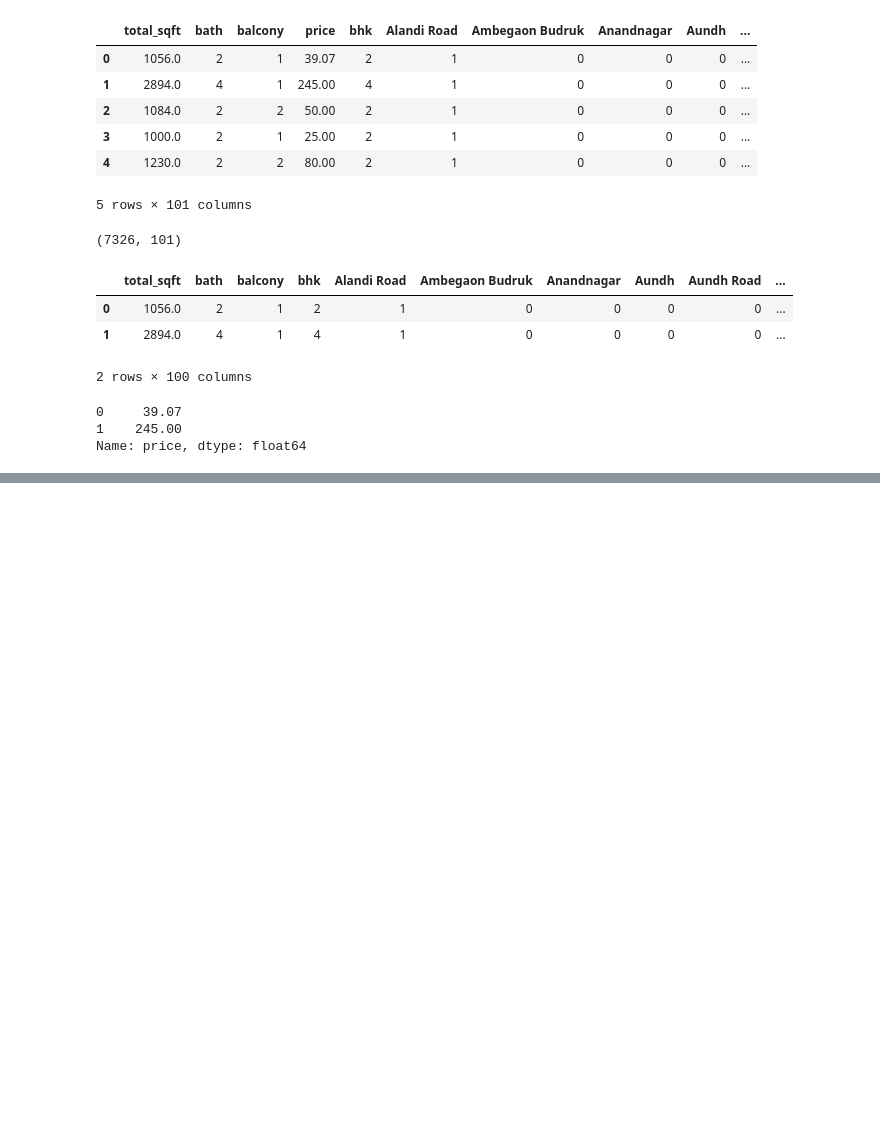
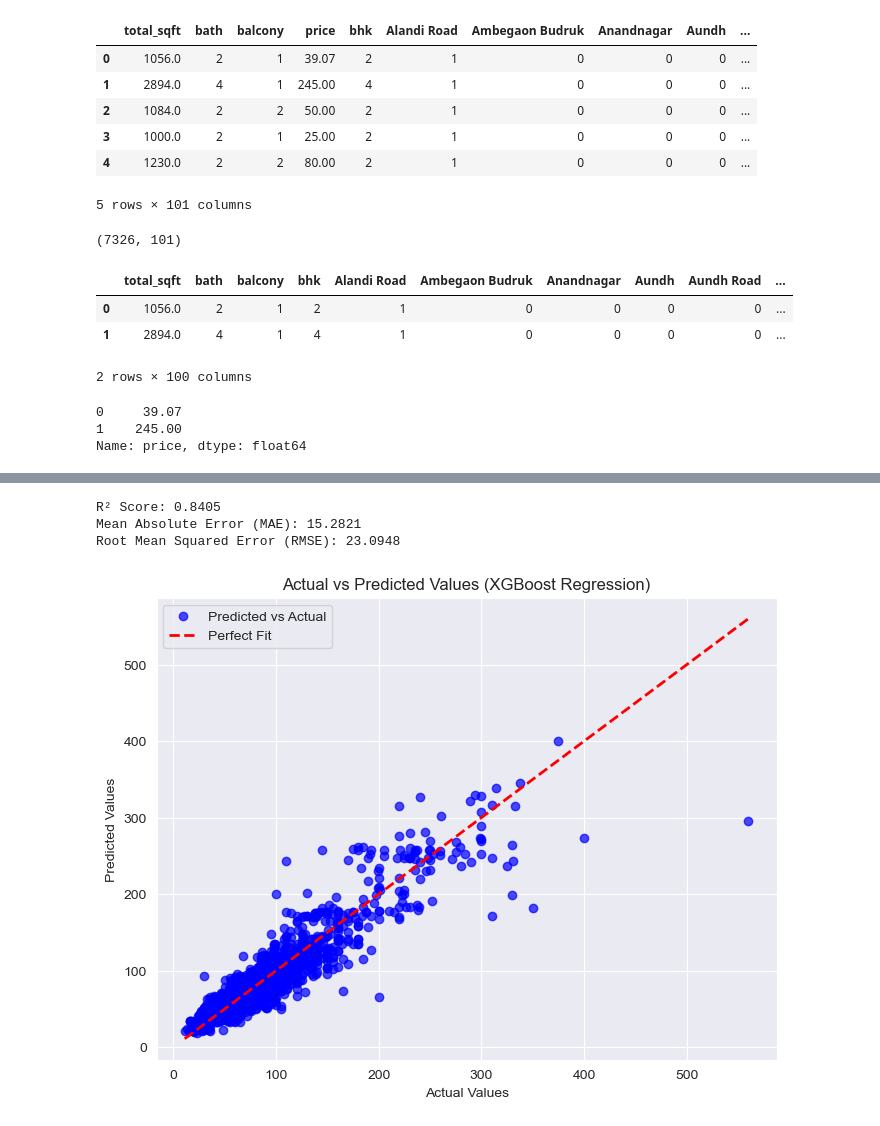
Before and after one commit to Domahajan/Scientific-Project, a Jupyter notebook: hpp.ipynb, the cells around one changed output, grey strips where cells are left out. Saved outputs shown, nothing was run; the diff lists cells and outputs as text; code cells hidden in the pictures; blank space fills up the shorter version.

```diff
--- a/hpp.ipynb
+++ b/hpp.ipynb
@@ -847,0 +892,35 @@ nbcnbbczxbcbzxbcbb
+# %%
+import xgboost as xgb
+
+# Initialize the XGBoost Regressor
+xgb_model = xgb.XGBRegressor(objective="reg:squarederror", n_estimators=100, learning_rate=0.1, max_depth=5, random_state=42)
+
+# Train the model
+xgb_model.fit(X_train, y_train)
+
+# Predict on the test data
+y_pred = xgb_model.predict(X_test)
+
+# Calculate evaluation metrics
+r2 = r2_score(y_test, y_pred)
+mae = mean_absolute_error(y_test, y_pred)
+rmse = np.sqrt(mean_squared_error(y_test, y_pred))
+
+print(f"R² Score: {r2:.4f}")
+print(f"Mean Absolute Error (MAE): {mae:.4f}")
+print(f"Root Mean Squared Error (RMSE): {rmse:.4f}")
+
+plt.figure(figsize=(8,6))
+plt.scatter(y_test, y_pred, alpha=0.7, color="blue", label="Predicted vs Actual")
+plt.plot([min(y_test), max(y_test)], [min(y_test), max(y_test)], color="red", linewidth=2, linestyle="--", label="Perfect Fit")
+plt.xlabel("Actual Values")
+plt.ylabel("Predicted Values")
+plt.title("Actual vs Predicted Values (XGBoost Regression)")
+plt.legend()
+plt.grid(True)
+plt.show()
+# %% [output]
+R² Score: 0.8405
+Mean Absolute Error (MAE): 15.2821
+Root Mean Squared Error (RMSE): 23.0948
+[figure, added]
```
Also changed, not shown: parts of 5 cells of this notebook.
